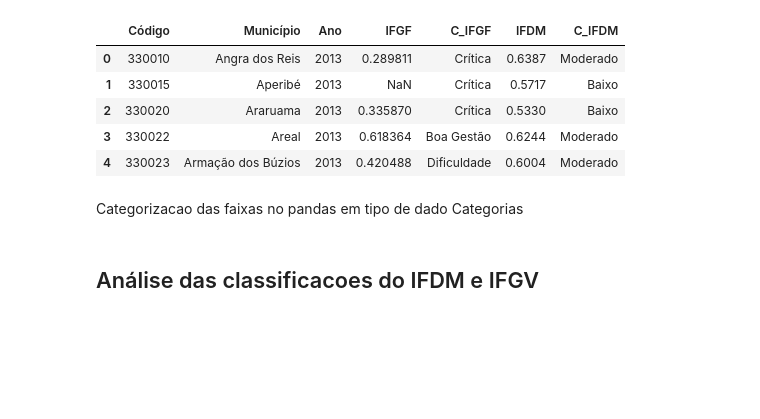
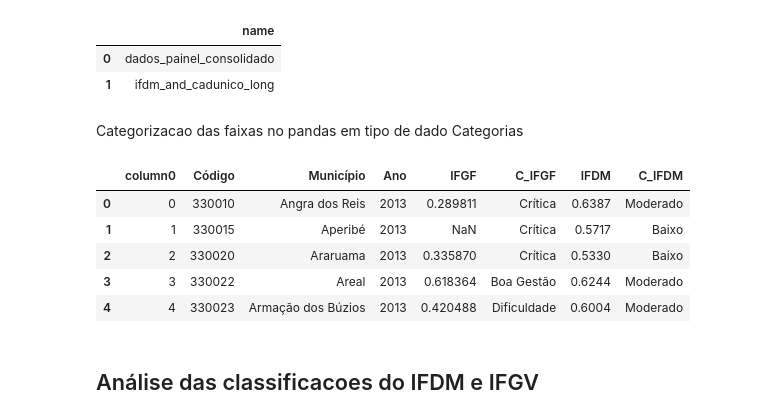
Before and after one commit to silva-fabiofreitas/EDA, a Jupyter notebook: desenvolvimento/data_analysis.ipynb, the cells around one changed output. Drawn from its saved outputs; the diff is of its cells as text; code cells hidden in the pictures; blank space fills up the shorter version.

```diff
--- a/desenvolvimento/data_analysis.ipynb
+++ b/desenvolvimento/data_analysis.ipynb
@@ -10,16 +165,26 @@ from pandas.api.types import CategoricalDtype
 # %%
-df = pd.read_csv('data/dados_painel_consolidado.csv', index_col=0)
+conn = duckdb.connect("../data/dados_eda.duckdb")
 
-df.head()
+tables = conn.execute("SHOW TABLES").fetchdf()
+
+tables
 # %% [output]
-|  | Código | Município | Ano | IFGF | C_IFGF | IFDM | C_IFDM |
-| 0 | 330010 | Angra dos Reis | 2013 | 0.289811 | Crítica | 0.6387 | Moderado |
-| 1 | 330015 | Aperibé | 2013 | NaN | Crítica | 0.5717 | Baixo |
-| 2 | 330020 | Araruama | 2013 | 0.335870 | Crítica | 0.5330 | Baixo |
-| 3 | 330022 | Areal | 2013 | 0.618364 | Boa Gestão | 0.6244 | Moderado |
-| 4 | 330023 | Armação dos Búzios | 2013 | 0.420488 | Dificuldade | 0.6004 | Moderado |
+|  | name |
+| 0 | dados_painel_consolidado |
+| 1 | ifdm_and_cadunico_long |
 # %% [markdown]
 Categorizacao das faixas no pandas em tipo de dado Categorias
+# %%
+df = conn.execute(f"SELECT * FROM dados_painel_consolidado").fetchdf()
+
+df.head()
+# %% [output]
+|  | column0 | Código | Município | Ano | IFGF | C_IFGF | IFDM | C_IFDM |
+| 0 | 0 | 330010 | Angra dos Reis | 2013 | 0.289811 | Crítica | 0.6387 | Moderado |
+| 1 | 1 | 330015 | Aperibé | 2013 | NaN | Crítica | 0.5717 | Baixo |
+| 2 | 2 | 330020 | Araruama | 2013 | 0.335870 | Crítica | 0.5330 | Baixo |
+| 3 | 3 | 330022 | Areal | 2013 | 0.618364 | Boa Gestão | 0.6244 | Moderado |
+| 4 | 4 | 330023 | Armação dos Búzios | 2013 | 0.420488 | Dificuldade | 0.6004 | Moderado |
 # %%
 df.C_IFGF = df.C_IFGF.astype(
     CategoricalDtype(
```
Also changed, not shown: parts of 25 cells of this notebook, 8 other files.
